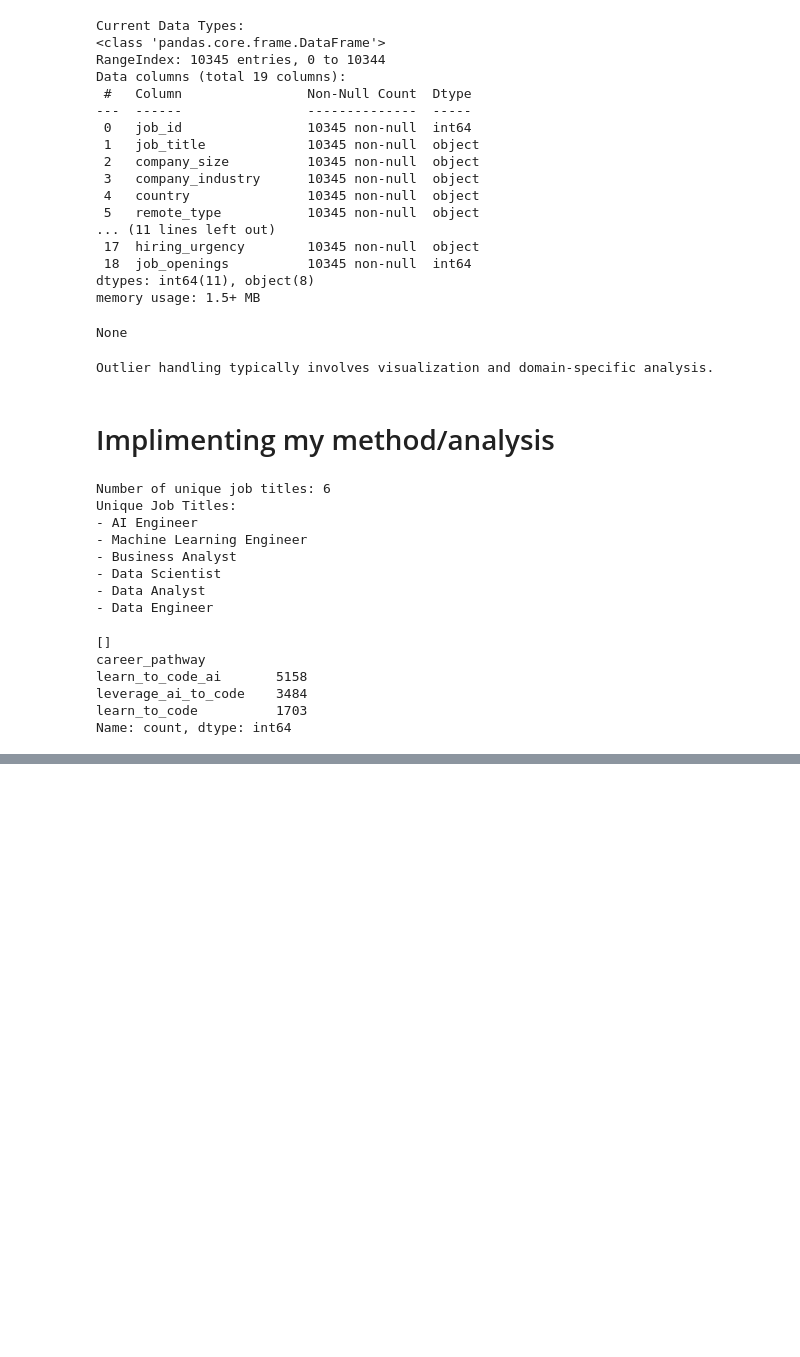
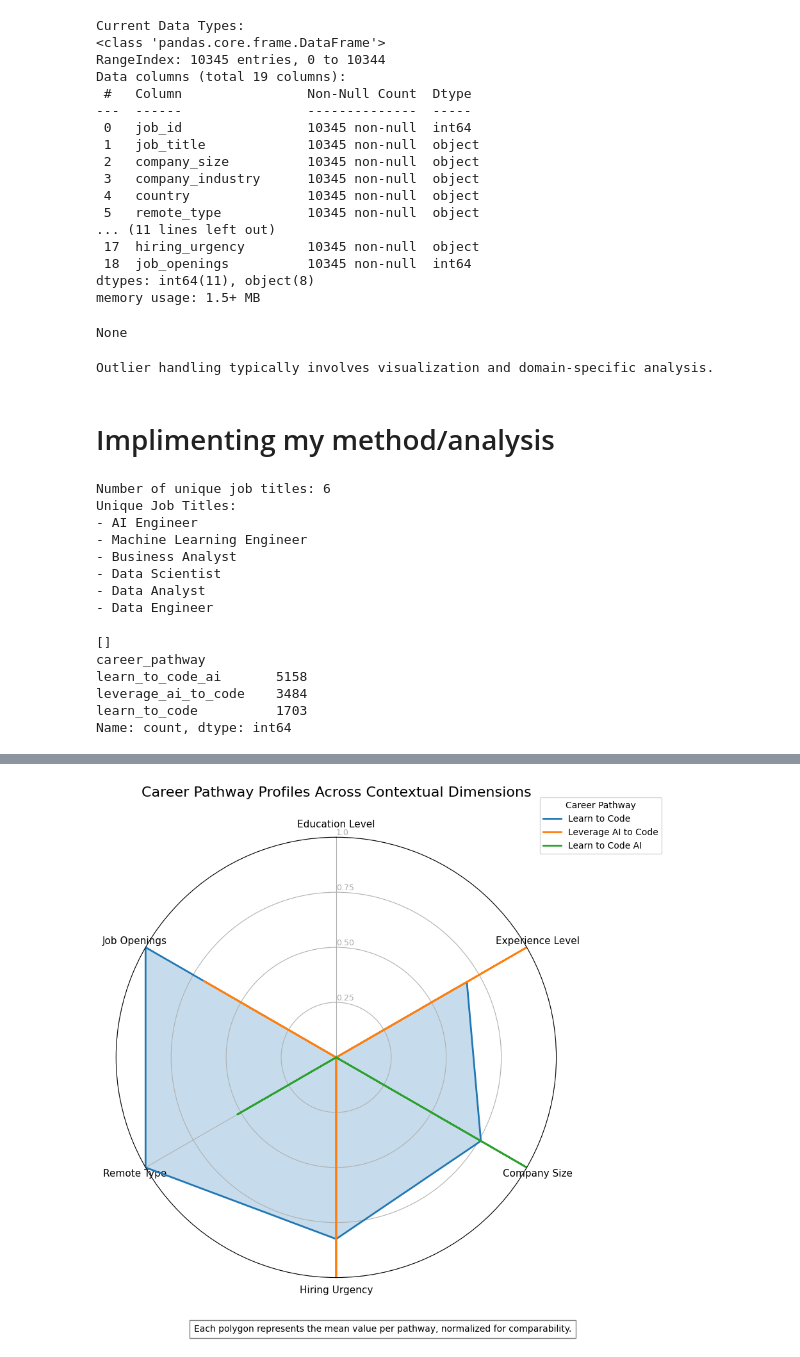
Before and after one commit to aniyodta-sys/BDATA200, a Jupyter notebook: AnishaY_Project1.ipynb, the cells around one changed output, grey strips where cells are left out. Drawn from its saved outputs; the diff is of its cells as text; code cells hidden in the pictures; blank space fills up the shorter version.

```diff
--- a/AnishaY_Project1.ipynb
+++ b/AnishaY_Project1.ipynb
@@ -283,0 +945,97 @@ Name: count, dtype: int64
+# %%
+import matplotlib.pyplot as plt
+import seaborn as sns
+import pandas as pd
+import numpy as np
+from sklearn.preprocessing import MinMaxScaler
+
+# --- Visualization 3: Radar Chart - Career Pathway Profiles ---
+
+# Define mapping dictionaries for encoding categorical variables
+education_mapping = {
+    "Bachelor's": 1,
+    "Master's": 2,
+    "PhD": 3
+}
+experience_level_mapping = {'Entry': 1, 'Mid': 2, 'Senior': 3}
+company_size_mapping = {'Startup': 1, 'Medium': 2, 'MNC': 3, 'Enterprise': 4}
+hiring_urgency_mapping = {'Low': 1, 'Medium': 2, 'High': 3}
+remote_type_mapping = {'Onsite': 1, 'Hybrid': 2, 'Remote': 3}
+
+# Create encoded columns in a temporary DataFrame to avoid modifying the original df for this visualization
+df_encoded = df.copy()
+df_encoded['education_score'] = df_encoded['education_level'].map(education_mapping)
+df_encoded['experience_score'] = df_encoded['experience_level'].map(experience_level_mapping)
+df_encoded['company_size_score'] = df_encoded['company_size'].map(company_size_mapping)
+df_encoded['hiring_urgency_score'] = df_encoded['hiring_urgency'].map(hiring_urgency_mapping)
+df_encoded['remote_score'] = df_encoded['remote_type'].map(remote_type_mapping)
+
+# Select variables for the radar chart and calculate their mean per pathway
+radar_cols = [
+    'education_score',
+    'experience_score',
+    'company_size_score',
+    'hiring_urgency_score',
+    'remote_score',
+    'job_openings'
+]
+
+radar_data = df_encoded.groupby('career_pathway')[radar_cols].mean().loc[pathway_order]
+
+# Normalize all variables to a 0-1 scale
+scaler = MinMaxScaler()
+normalized_radar_data = pd.DataFrame(scaler.fit_transform(radar_data), columns=radar_cols, index=pathway_order)
+
+# Number of variables
+num_vars = len(radar_cols)
+
+# Calculate angle for each axis
+angles = np.linspace(0, 2 * np.pi, num_vars, endpoint=False).tolist()
+
+# The plot is a circle, so we need to close the circle for each pathway
+# This should be done for each pathway's data individually during plotting, not globally on the DataFrame columns
+angles_closed = angles + [angles[0]]
+
+# Axis labels
+axis_labels = [
+    'Education Level',
+    'Experience Level',
+    'Company Size',
+    'Hiring Urgency',
+    'Remote Type',
+    'Job Openings'
+]
+
+# Plotting the Radar Chart
+fig3, ax3 = plt.subplots(figsize=(9, 9), subplot_kw=dict(polar=True))
+
+for i, pathway in enumerate(pathway_order):
+    # Get the normalized data for the current pathway and close the polygon
+    data_for_pathway = normalized_radar_data.loc[pathway].tolist()
+    data_for_pathway_closed = data_for_pathway + [data_for_pathway[0]]
+
+    ax3.plot(angles_closed, data_for_pathway_closed, color=palette[pathway], linewidth=2, label=pathway_labels[pathway])
+    ax3.fill(angles_closed, data_for_pathway_closed, color=palette[pathway], alpha=0.25)
+
+# Set axis limits and ticks
+ax3.set_theta_offset(np.pi / 2)
+ax3.set_theta_direction(-1)
+ax3.set_rlabel_position(0) # Positions the r-labels (values) in the center of the first axis
+ax3.set_xticks(angles)
+ax3.set_xticklabels(axis_labels, fontsize=11)
+ax3.set_ylim(0, 1)
+
+# Add gridlines at 0.25, 0.50, 0.75, 1.0
+ax3.set_yticks([0.25, 0.50, 0.75, 1.0])
+ax3.set_yticklabels(['0.25', '0.50', '0.75', '1.0'], color="gray", size=9)
+ax3.tick_params(axis='y', colors='darkgray')
+
+ax3.set_title("Career Pathway Profiles Across Contextual Dimensions", fontsize=16, y=1.08) # Adjust title position
+ax3.legend(title="Career Pathway", loc='upper right', bbox_to_anchor=(1.25, 1.1))
+
+plt.figtext(0.5, 0.02, "Each polygon represents the mean value per pathway, normalized for comparability.", ha="center", fontsize=10, bbox={"facecolor":"white", "alpha":0.5, "pad":5})
+plt.tight_layout(rect=[0, 0.05, 1, 1]) # Adjust rect for caption
+plt.savefig('career_pathway_profiles_radar_chart.png', dpi=300)
+plt.show()
+# %% [output]
+[figure, added]
```
Also changed, not shown: parts of 31 cells of this notebook.
